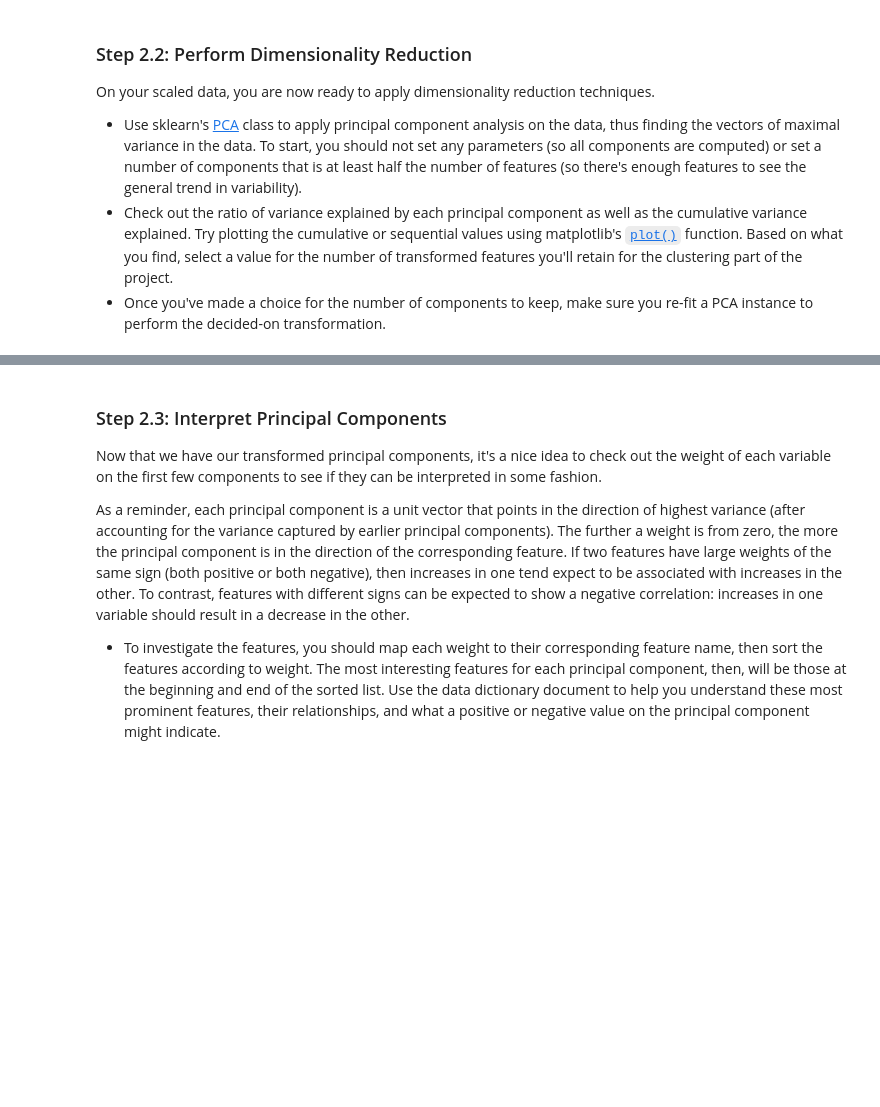
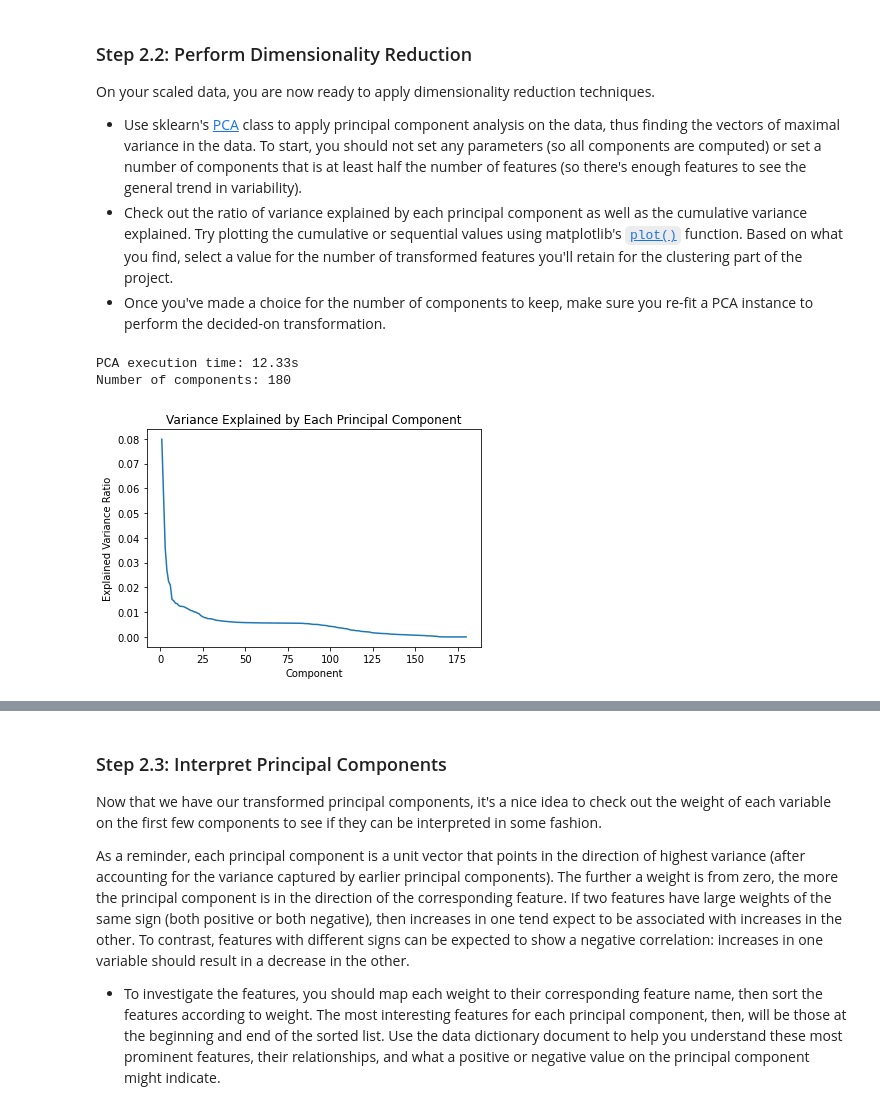
Before and after one commit to alexgeorgousis/customer-segments, a Jupyter notebook: Identify_Customer_Segments.ipynb, the cells around one changed output, grey strips where cells are left out. Drawn from its saved outputs; the diff is of its cells as text; code cells hidden in the pictures; blank space fills up the shorter version.

Commit message:
feat: Apply PCA

```diff
--- a/Identify_Customer_Segments.ipynb
+++ b/Identify_Customer_Segments.ipynb
@@ -631,0 +625,20 @@ On your scaled data, you are now ready to apply dimensionality reduction techniq
+# %%
+# Apply PCA to the data.
+start = time.time()
+pca = PCA().fit(below_thresh)
+end = time.time()
+print("PCA execution time: {}s".format(np.around(end-start, decimals=2)))
+print("Number of components: {}".format(pca.n_components_))
+# %% [output]
+PCA execution time: 12.33s
+Number of components: 180
+# %%
+# Investigate the variance accounted for by each principal component.
+explained_variance_ratio = pca.explained_variance_ratio_
+plt.plot(np.arange(1, len(explained_variance_ratio)+1), explained_variance_ratio)
+plt.title("Variance Explained by Each Principal Component")
+plt.xlabel("Component")
+plt.ylabel("Explained Variance Ratio")
+plt.show()
+# %% [output]
+[figure, added]
```
Also changed, not shown: parts of 10 cells of this notebook.
